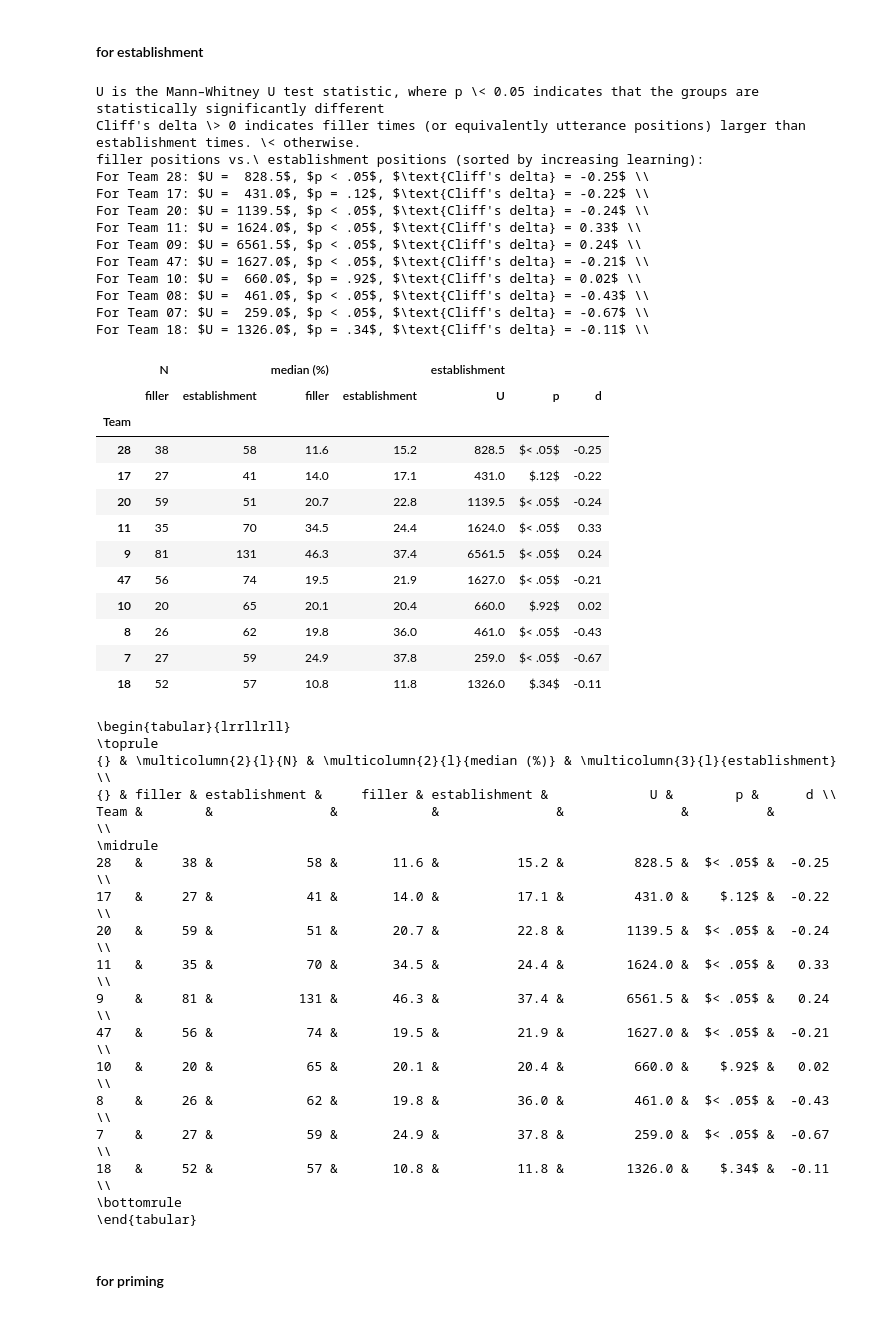
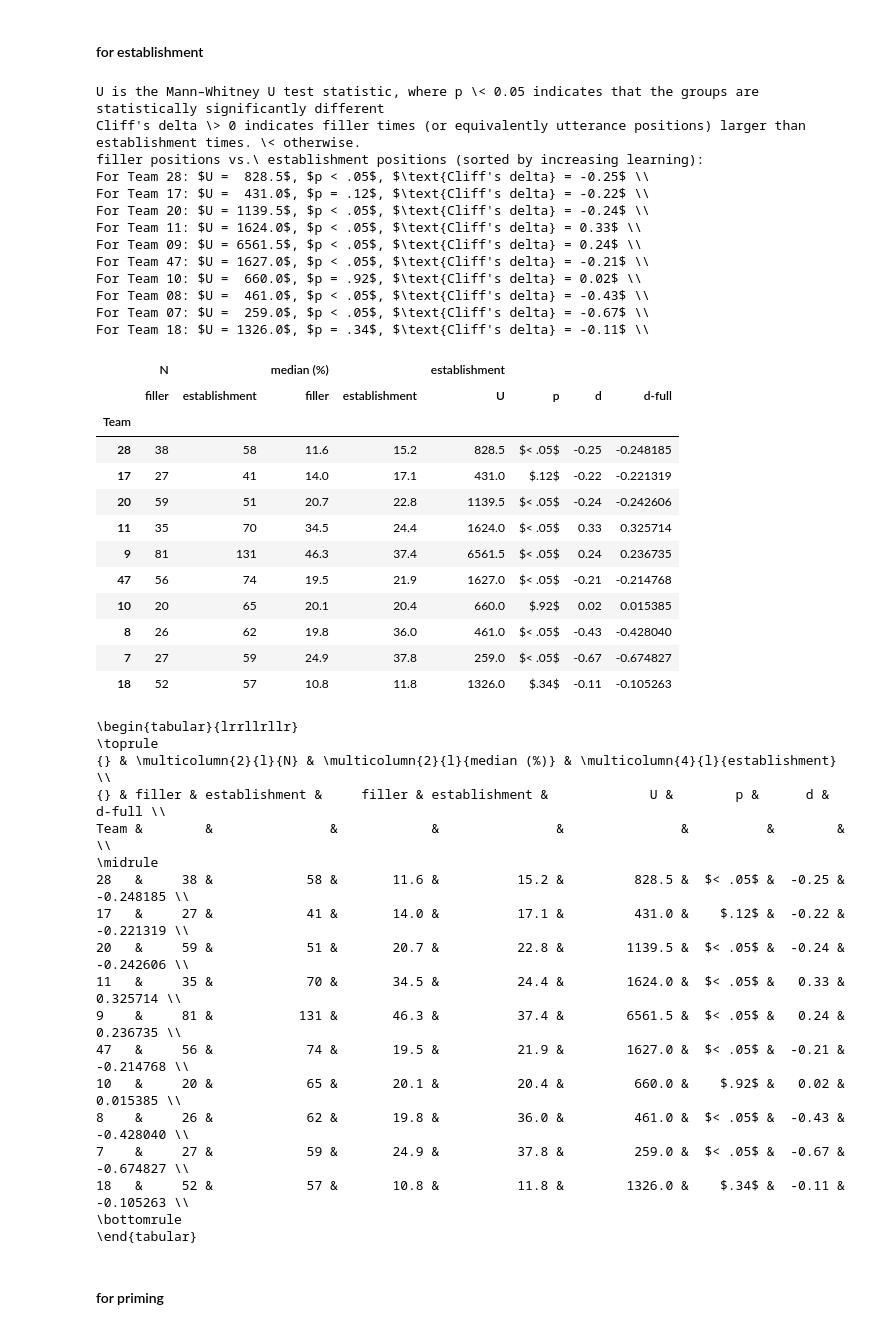
Before and after one commit to chili-epfl/justhink-alignment-analysis, a Jupyter notebook: tools/7_test_the_hypotheses.ipynb, the cells around one changed output. Saved outputs shown, nothing was run; the diff lists cells and outputs as text; code cells hidden in the pictures.

Commit message:
Add H2.1 absolute time plot, add RQ2 tests

```diff
--- a/tools/7_test_the_hypotheses.ipynb
+++ b/tools/7_test_the_hypotheses.ipynb
@@ -478,3 +477,5 @@ all_routines_df = df
 common_duration / 60
 # %% [output]
 11.168116666666666
+# %%
+all_routines_df['in_common_time'] = all_routines_df.establish_time <= common_duration
@@ -481,3 +484,5 @@ common_duration / 60
+# %%
+all_corpus_df['in_common_time'] = all_corpus_df.end <= common_duration
 # %% [markdown]
 # RQ1: How do the interlocutors use task specific referents? Does this link to task success?
 # %% [markdown]
@@ -583,10 +588,6 @@ for prefix in ['', 'scaled_']:
 
     # print(test, control)
     print(kruskal(test, control))
-    d = two_group_difference(control=control,
-                             test=test,
-                             effect_size='cliffs_delta')
-    print("Cliff's delta = {}".format(d))
     print()
 # %% [output]
 For median: KruskalResult(statistic=0.8836363636363629, pvalue=0.34720763934942456)
@@ -679,7 +678,7 @@ def plot_establishment_absolute(df, x,
             current -= offset
             previous, current = 1 - previous, 1 - current
             s, c = labels[i]
-            ax.annotate(s='',
+            ax.annotate('',
                         xy=(x, previous),
                         xytext=(x, current),
                         xycoords='axes fraction',
@@ -696,7 +695,7 @@ def plot_establishment_absolute(df, x,
             x = 1.02
             style = '<-,head_length=0.8,head_width=0.5'
             props = dict(arrowstyle=style, linewidth=3, color='r')
-            ax.annotate(s='',
+            ax.annotate('',
                         xy=(x, 0.1),
                         xytext=(x, 0.01),
                         xycoords='axes fraction',
@@ -754,7 +753,7 @@ for team_no, row in counts_df.iterrows():
     pos = row['duration (secs)']
     y = order.index(str(team_no))
     props = dict(arrowstyle='-', alpha=1.0, linewidth=4, color=c)
-    ax.annotate(s='',
+    ax.annotate('',
                 xy=(pos, y+0.5),
                 xytext=(pos, y-0.5),
                 xycoords='data',
@@ -782,7 +781,6 @@ for team_no, row in learn_df.T.iterrows():
                     xycoords='axes fraction',
                     ha='center', va='center')
 
-
 # Annotate the submission costs on the plot.
 for team_no, _ in routine_dfs.items():
     df = all_corpus_df.copy()
@@ -799,7 +797,7 @@ for team_no, _ in routine_dfs.items():
         s = '{:2.0%}'.format(val).strip('%')
         offset = 0
         props = dict(arrowstyle='-', alpha=0.6, linewidth=2, color='b')
-        ax.annotate(s='',
+        ax.annotate('',
                     xy=(text_pos, y+0.3),
                     xytext=(text_pos, y-0.3),
                     xycoords='data',
@@ -1053,13 +1039,14 @@ def test_fillers_and_routines(filler_col, routine_col,
     u_col = '{}_U'.format(n2)
     p_col = '{}_p'.format(n2)
     d_col = '{}_d'.format(n2)
+    d_col_full = '{}_d-full'.format(n2)
     data = {
         'Team': [],
         n1_col: [], n2_col: [],
         m1_col: [], m2_col: [],
         u_col: [],
         p_col: [],
-        d_col: [],
+        d_col: [], d_col_full: []
     }
 
     order = [int(t) for t in perf_order]
@@ -1104,6 +1091,7 @@ def test_fillers_and_routines(filler_col, routine_col,
         data[p_col].append('< .05' if pvalue <
                            0.05 else '{:.2f}'.format(pvalue).lstrip('0'))
         data[d_col].append('{:.2f}'.format(d))
+        data[d_col_full].append(d)
 
     data_df = pd.DataFrame.from_dict(data)
     data_df.set_index('Team', inplace=True)
@@ -1119,62 +1107,62 @@ def test_fillers_and_routines(filler_col, routine_col,
     data_df.columns = idx
 
     data_df = data_df.loc[order]
     return data_df
 
 
 print("U is the Mann–Whitney U test statistic, where p \< 0.05 indicates that the groups are statistically significantly different")
 print("Cliff's delta \> 0 indicates filler times (or equivalently utterance positions) larger than establishment times. \< otherwise.")
 print('filler positions vs.\ establishment positions (sorted by increasing learning):')
 
 routine_col, filler_col = 'establish_token', 'token_no'
 establish_df = test_fillers_and_routines(
     filler_col, routine_col, n2='establishment')
 
 display(establish_df)
 print(establish_df.to_latex(escape=False))
 # %% [output]
 U is the Mann–Whitney U test statistic, where p \< 0.05 indicates that the groups are statistically significantly different
 Cliff's delta \> 0 indicates filler times (or equivalently utterance positions) larger than establishment times. \< otherwise.
 filler positions vs.\ establishment positions (sorted by increasing learning):
 For Team 28: $U =  828.5$, $p < .05$, $\text{Cliff's delta} = -0.25$ \\
 For Team 17: $U =  431.0$, $p = .12$, $\text{Cliff's delta} = -0.22$ \\
 For Team 20: $U = 1139.5$, $p < .05$, $\text{Cliff's delta} = -0.24$ \\
 For Team 11: $U = 1624.0$, $p < .05$, $\text{Cliff's delta} = 0.33$ \\
 For Team 09: $U = 6561.5$, $p < .05$, $\text{Cliff's delta} = 0.24$ \\
 For Team 47: $U = 1627.0$, $p < .05$, $\text{Cliff's delta} = -0.21$ \\
 For Team 10: $U =  660.0$, $p = .92$, $\text{Cliff's delta} = 0.02$ \\
 For Team 08: $U =  461.0$, $p < .05$, $\text{Cliff's delta} = -0.43$ \\
 For Team 07: $U =  259.0$, $p < .05$, $\text{Cliff's delta} = -0.67$ \\
 For Team 18: $U = 1326.0$, $p = .34$, $\text{Cliff's delta} = -0.11$ \\
-|  | N |  | median (%) |  | establishment |  |  |
-|  | filler | establishment | filler | establishment | U | p | d |
-| Team |  |  |  |  |  |  |  |
-| 28 | 38 | 58 | 11.6 | 15.2 | 828.5 | $< .05$ | -0.25 |
-| 17 | 27 | 41 | 14.0 | 17.1 | 431.0 | $.12$ | -0.22 |
-| 20 | 59 | 51 | 20.7 | 22.8 | 1139.5 | $< .05$ | -0.24 |
-| 11 | 35 | 70 | 34.5 | 24.4 | 1624.0 | $< .05$ | 0.33 |
-| 9 | 81 | 131 | 46.3 | 37.4 | 6561.5 | $< .05$ | 0.24 |
-| 47 | 56 | 74 | 19.5 | 21.9 | 1627.0 | $< .05$ | -0.21 |
-| 10 | 20 | 65 | 20.1 | 20.4 | 660.0 | $.92$ | 0.02 |
-| 8 | 26 | 62 | 19.8 | 36.0 | 461.0 | $< .05$ | -0.43 |
-| 7 | 27 | 59 | 24.9 | 37.8 | 259.0 | $< .05$ | -0.67 |
-| 18 | 52 | 57 | 10.8 | 11.8 | 1326.0 | $.34$ | -0.11 |
+|  | N |  | median (%) |  | establishment |  |  |  |
+|  | filler | establishment | filler | establishment | U | p | d | d-full |
+| Team |  |  |  |  |  |  |  |  |
+| 28 | 38 | 58 | 11.6 | 15.2 | 828.5 | $< .05$ | -0.25 | -0.248185 |
+| 17 | 27 | 41 | 14.0 | 17.1 | 431.0 | $.12$ | -0.22 | -0.221319 |
+| 20 | 59 | 51 | 20.7 | 22.8 | 1139.5 | $< .05$ | -0.24 | -0.242606 |
+| 11 | 35 | 70 | 34.5 | 24.4 | 1624.0 | $< .05$ | 0.33 | 0.325714 |
+| 9 | 81 | 131 | 46.3 | 37.4 | 6561.5 | $< .05$ | 0.24 | 0.236735 |
+| 47 | 56 | 74 | 19.5 | 21.9 | 1627.0 | $< .05$ | -0.21 | -0.214768 |
+| 10 | 20 | 65 | 20.1 | 20.4 | 660.0 | $.92$ | 0.02 | 0.015385 |
+| 8 | 26 | 62 | 19.8 | 36.0 | 461.0 | $< .05$ | -0.43 | -0.428040 |
+| 7 | 27 | 59 | 24.9 | 37.8 | 259.0 | $< .05$ | -0.67 | -0.674827 |
+| 18 | 52 | 57 | 10.8 | 11.8 | 1326.0 | $.34$ | -0.11 | -0.105263 |
-\begin{tabular}{lrrllrll}
+\begin{tabular}{lrrllrllr}
 \toprule
-{} & \multicolumn{2}{l}{N} & \multicolumn{2}{l}{median (%)} & \multicolumn{3}{l}{establishment} \\
-{} & filler & establishment &     filler & establishment &             U &        p &      d \\
-Team &        &               &            &               &               &          &        \\
+{} & \multicolumn{2}{l}{N} & \multicolumn{2}{l}{median (%)} & \multicolumn{4}{l}{establishment} \\
+{} & filler & establishment &     filler & establishment &             U &        p &      d &    d-full \\
+Team &        &               &            &               &               &          &        &           \\
 \midrule
-28   &     38 &            58 &       11.6 &          15.2 &         828.5 &  $< .05$ &  -0.25 \\
-17   &     27 &            41 &       14.0 &          17.1 &         431.0 &    $.12$ &  -0.22 \\
-20   &     59 &            51 &       20.7 &          22.8 &        1139.5 &  $< .05$ &  -0.24 \\
-11   &     35 &            70 &       34.5 &          24.4 &        1624.0 &  $< .05$ &   0.33 \\
-9    &     81 &           131 &       46.3 &          37.4 &        6561.5 &  $< .05$ &   0.24 \\
-47   &     56 &            74 &       19.5 &          21.9 &        1627.0 &  $< .05$ &  -0.21 \\
-10   &     20 &            65 &       20.1 &          20.4 &         660.0 &    $.92$ &   0.02 \\
-8    &     26 &            62 &       19.8 &          36.0 &         461.0 &  $< .05$ &  -0.43 \\
-7    &     27 &            59 &       24.9 &          37.8 &         259.0 &  $< .05$ &  -0.67 \\
-18   &     52 &            57 &       10.8 &          11.8 &        1326.0 &    $.34$ &  -0.11 \\
+28   &     38 &            58 &       11.6 &          15.2 &         828.5 &  $< .05$ &  -0.25 & -0.248185 \\
+17   &     27 &            41 &       14.0 &          17.1 &         431.0 &    $.12$ &  -0.22 & -0.221319 \\
+20   &     59 &            51 &       20.7 &          22.8 &        1139.5 &  $< .05$ &  -0.24 & -0.242606 \\
+11   &     35 &            70 &       34.5 &          24.4 &        1624.0 &  $< .05$ &   0.33 &  0.325714 \\
+9    &     81 &           131 &       46.3 &          37.4 &        6561.5 &  $< .05$ &   0.24 &  0.236735 \\
+47   &     56 &            74 &       19.5 &          21.9 &        1627.0 &  $< .05$ &  -0.21 & -0.214768 \\
+10   &     20 &            65 &       20.1 &          20.4 &         660.0 &    $.92$ &   0.02 &  0.015385 \\
+8    &     26 &            62 &       19.8 &          36.0 &         461.0 &  $< .05$ &  -0.43 & -0.428040 \\
+7    &     27 &            59 &       24.9 &          37.8 &         259.0 &  $< .05$ &  -0.67 & -0.674827 \\
+18   &     52 &            57 &       10.8 &          11.8 &        1326.0 &    $.34$ &  -0.11 & -0.105263 \\
 \bottomrule
 \end{tabular}
 # %% [markdown]
```
Also changed, not shown: parts of 37 cells of this notebook, 4 other files.
